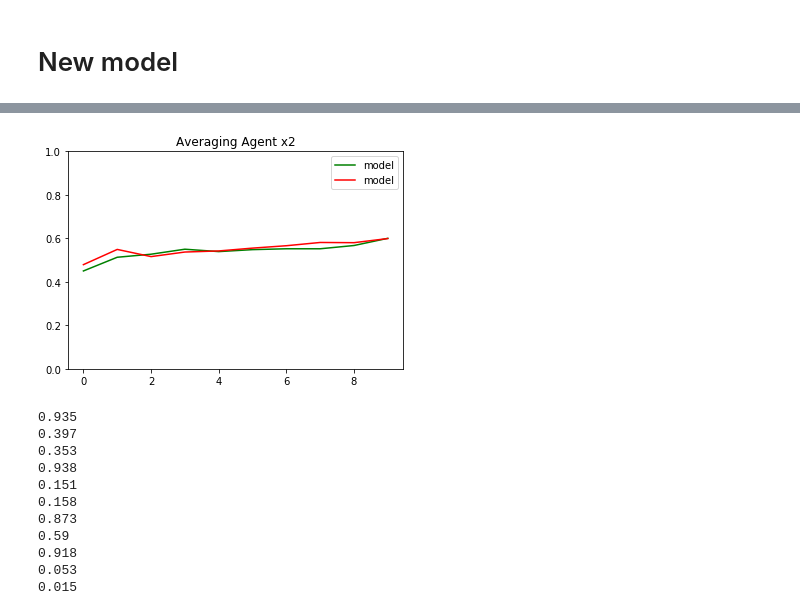
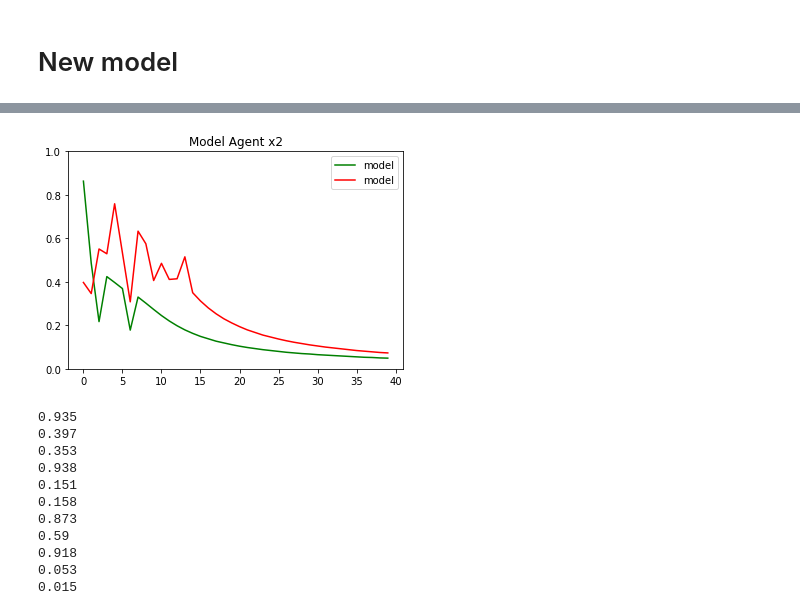
Before and after one commit to rpassas/Social_AI, a Jupyter notebook: experiments.ipynb, the cells around one changed output, grey strips where cells are left out. Cells and saved outputs as stored; diff of their text form; code cells hidden in the pictures.

```diff
--- a/experiments.ipynb
+++ b/experiments.ipynb
@@ -162,7 +166,7 @@ np.exp(100)
 # %%
 from world import World
 import matplotlib.pyplot as plt
-m_m_world = World(state_size = 100, time = 10, agent=["model", "model"], memory=[1, 1], behav_control=[20, 20], seed=100)
+m_m_world = World(state_size = 4, time = 40, agent=["model", "model"], memory=[1, 1], behav_control=[1, 1], seed=4)
 m_m_world.create_agents()
 m_m_world.run()
 agents = m_m_world.get_agents()
@@ -172,4 +176,4 @@ priors = m_m_world.get_behav_priors()
 costs = m_m_world.get_costs()
 
 time = [t for t in range(len(costs[0]))]
-# m_m_world.print_results()
+m_m_world.print_results()
@@ -176,12 +198,13 @@ time = [t for t in range(len(costs[0]))]
 # %%
+plt.figure(facecolor='white')
 plt.plot(time, costs[0], 'g', label=agents[0])
 plt.plot(time, costs[1], 'r', label=agents[1])
 plt.ylim([0, 1])
 plt.legend()
-plt.title("Averaging Agent x2")
+plt.title("Model Agent x2")
 plt.show()
 # %% [output]
-[figure, old version]
+[figure, new version]
 # %%
 for i in range(1,100):
     print(priors[:,1][i,0])
```
Also changed, not shown: parts of 4 cells of this notebook, 2 other files.
